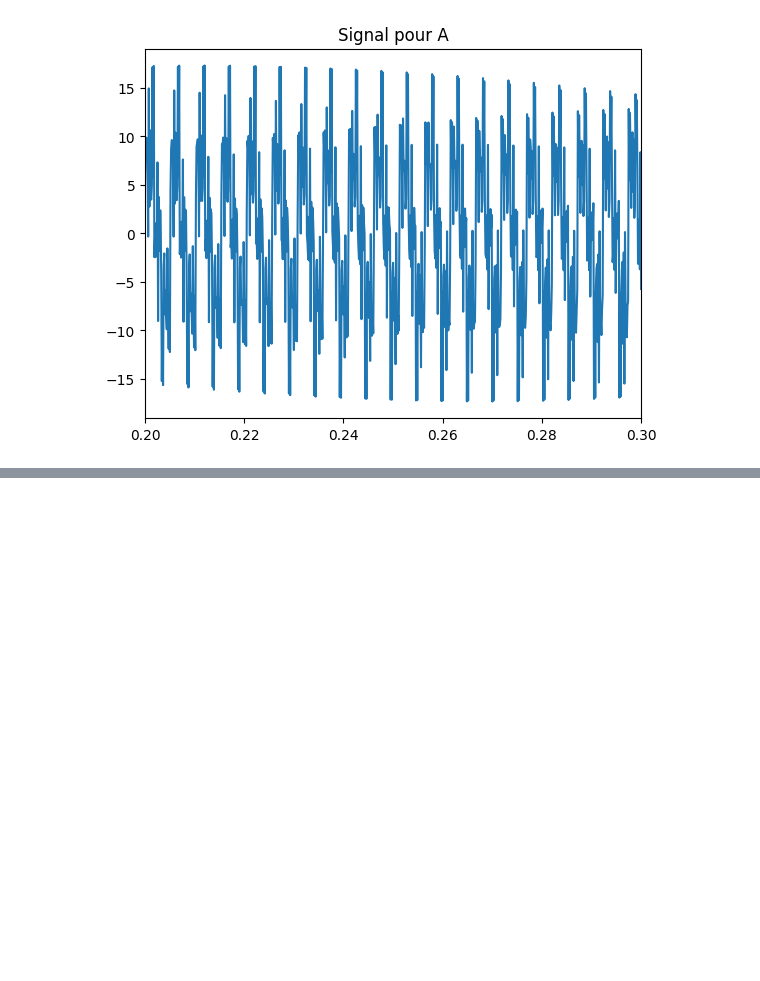
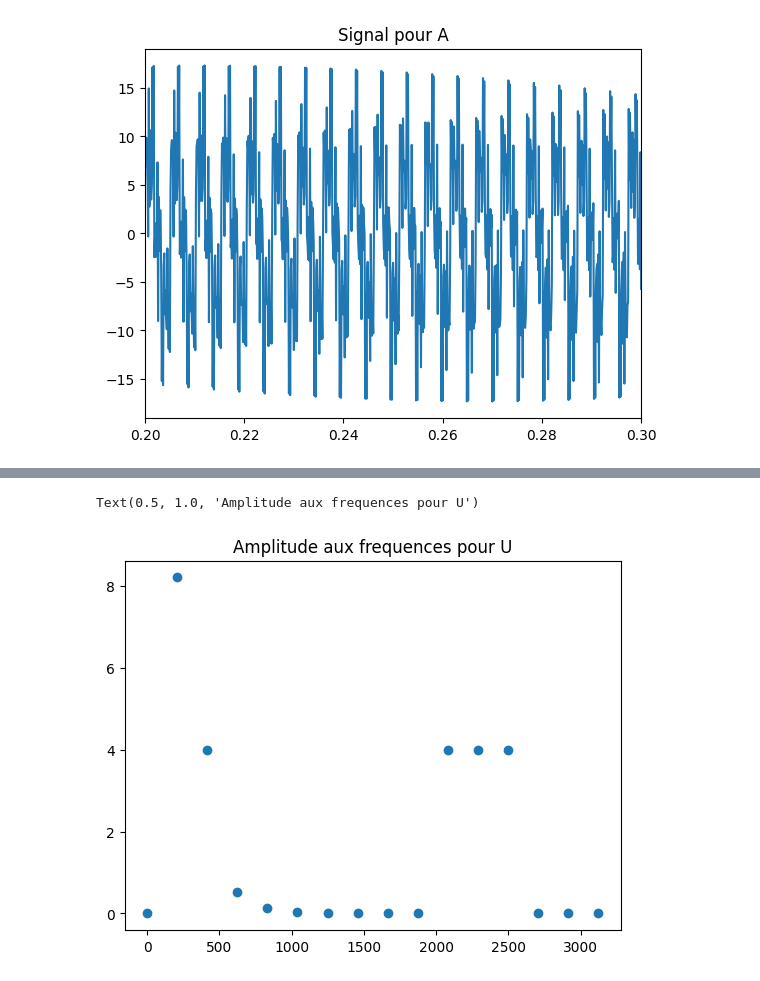
Before and after one commit to romainlavaldev/Univ, a Jupyter notebook: M1/Methodes IA/MT/voyelles.ipynb, the cells around one changed output, grey strips where cells are left out. Drawn from its saved outputs; the diff is of its cells as text; code cells hidden in the pictures; blank space fills up the shorter version.

```diff
--- a/M1/Methodes IA/MT/voyelles.ipynb
+++ b/M1/Methodes IA/MT/voyelles.ipynb
@@ -205,0 +212,9 @@ Audio(sig, rate=fs)
+# %%
+f0 = 195
+# %%
+#Creation d'une suite de pics d'amplitude aux frequences
+pics = picsAvecSuite(0, 8.2, CNDivise4, f0)
+
+axes = plt.subplot()
+axes.scatter(np.linspace(0, pics.shape[0], pics.shape[0]) * f0, pics)
+axes.set_title("Amplitude aux frequences de reference")
@@ -205,0 +224,12 @@ Audio(sig, rate=fs)
+# %%
+#Generation d'un U
+formants = [330, 2050, 2420]
+
+picsMod = modifierPicsFormants(formants, pics, f0)
+
+axes = plt.subplot()
+axes.scatter(np.linspace(0, picsMod.shape[0], picsMod.shape[0]) * f0, picsMod)
+axes.set_title("Amplitude aux frequences pour U")
+# %% [output]
+Text(0.5, 1.0, 'Amplitude aux frequences pour U')
+[figure, added]
```
Also changed, not shown: parts of 12 cells of this notebook.
